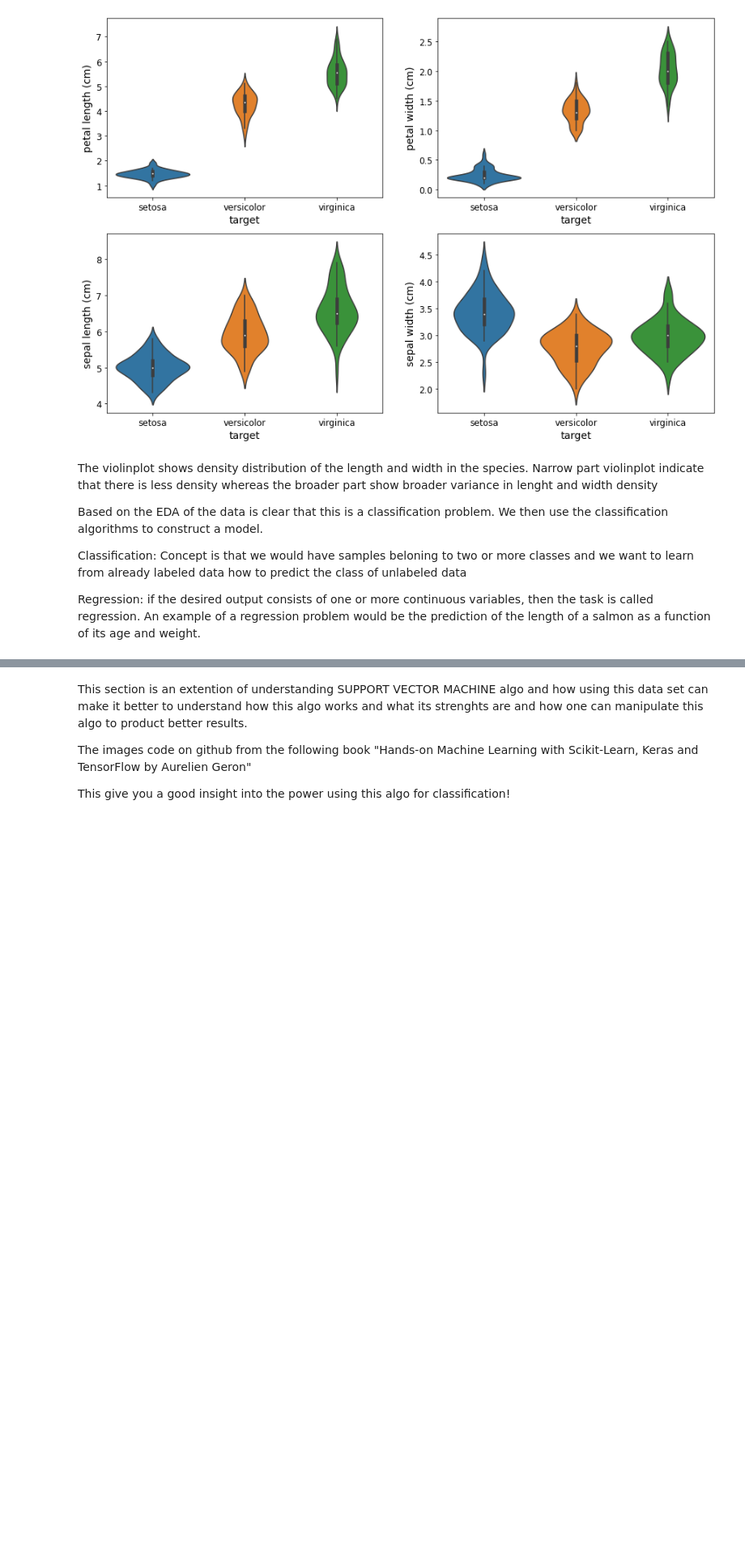
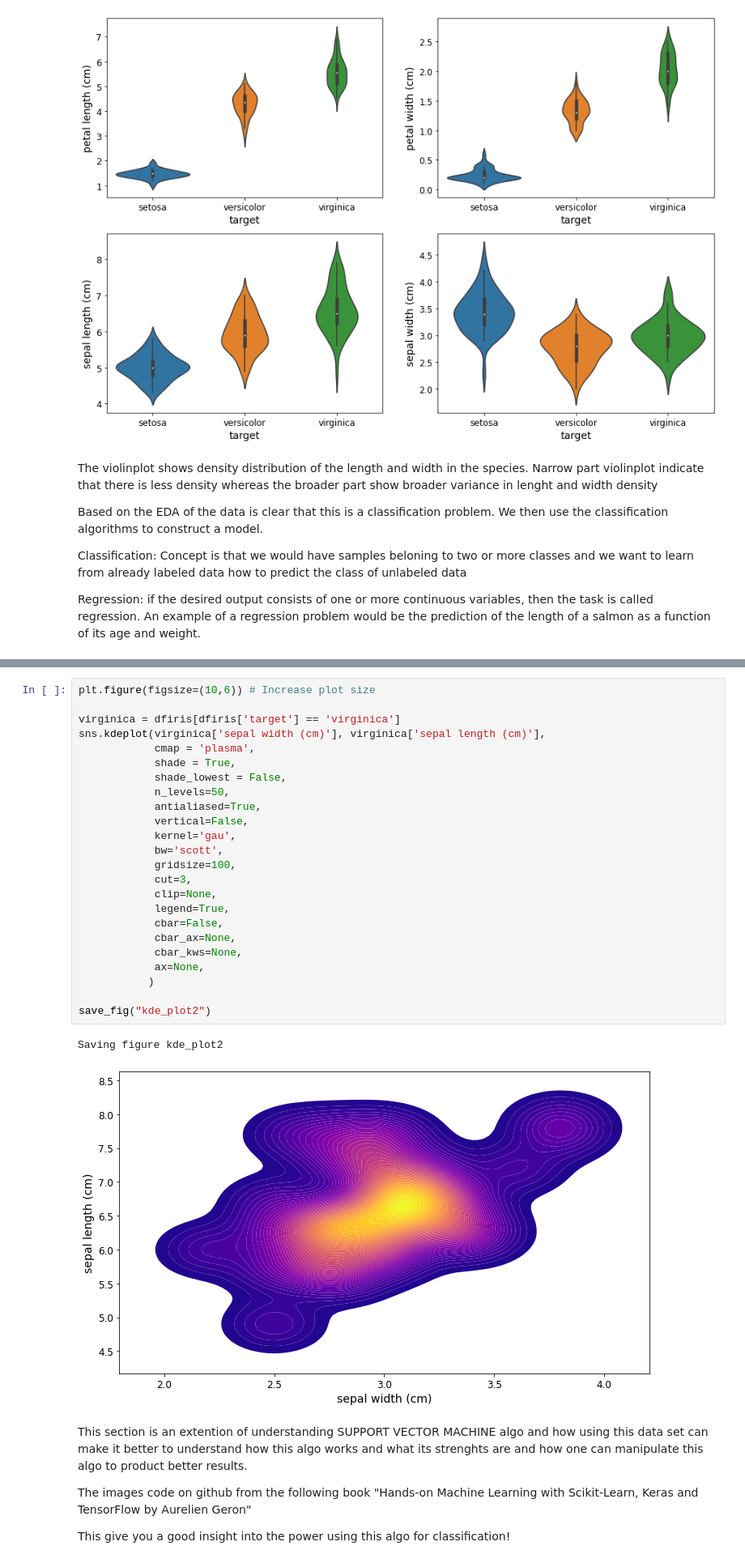
Before and after one commit to dhimantj/ML-Projects, a Jupyter notebook: 3_SUPPORT VECTOR MACHINES/SVM - Iris Data .ipynb, the cells around one changed output, grey strips where cells are left out. Shown at 81% size. Saved outputs shown, nothing was run; the diff lists cells and outputs as text; blank space fills up the shorter version.

```diff
--- a/3_SUPPORT VECTOR MACHINES/SVM - Iris Data .ipynb
+++ b/3_SUPPORT VECTOR MACHINES/SVM - Iris Data .ipynb
@@ -286,3 +336,30 @@ Saving figure kde_plot
+# %%
+plt.figure(figsize=(10,6)) # Increase plot size
+
+virginica = dfiris[dfiris['target'] == 'virginica']
+sns.kdeplot(virginica['sepal width (cm)'], virginica['sepal length (cm)'],
+            cmap = 'plasma',
+            shade = True,
+            shade_lowest = False,
+            n_levels=50,
+            antialiased=True,
+            vertical=False,
+            kernel='gau',
+            bw='scott',
+            gridsize=100,
+            cut=3,
+            clip=None,
+            legend=True,
+            cbar=False,
+            cbar_ax=None,
+            cbar_kws=None,
+            ax=None,
+           )
+
+save_fig("kde_plot2")
+# %% [output]
+Saving figure kde_plot2
+[figure, added]
 # %% [markdown]
 This section is an extention of understanding SUPPORT VECTOR MACHINE algo and how using this data set can make it better to understand how this algo works and what its strenghts are and how one can manipulate this algo to product better results.
 
```
Also changed, not shown: parts of 58 cells of this notebook, 9 other files.
